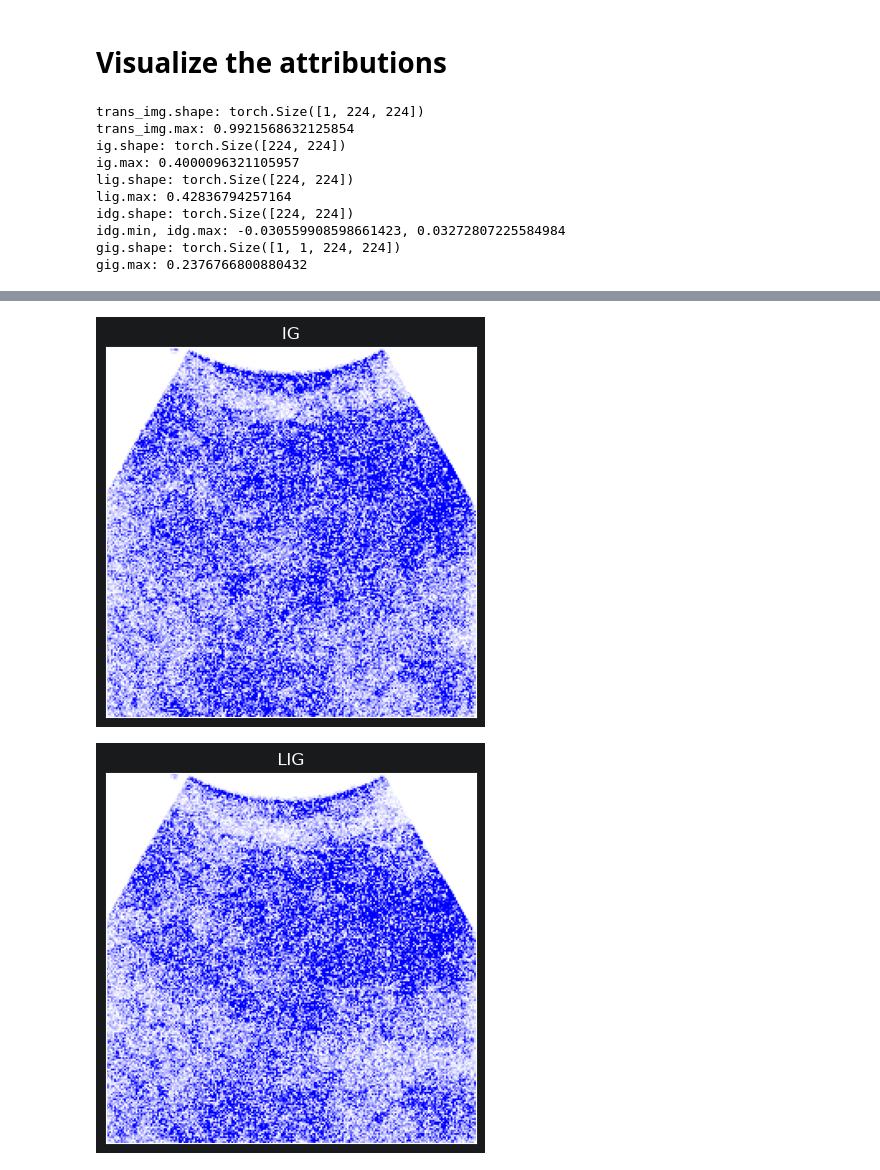
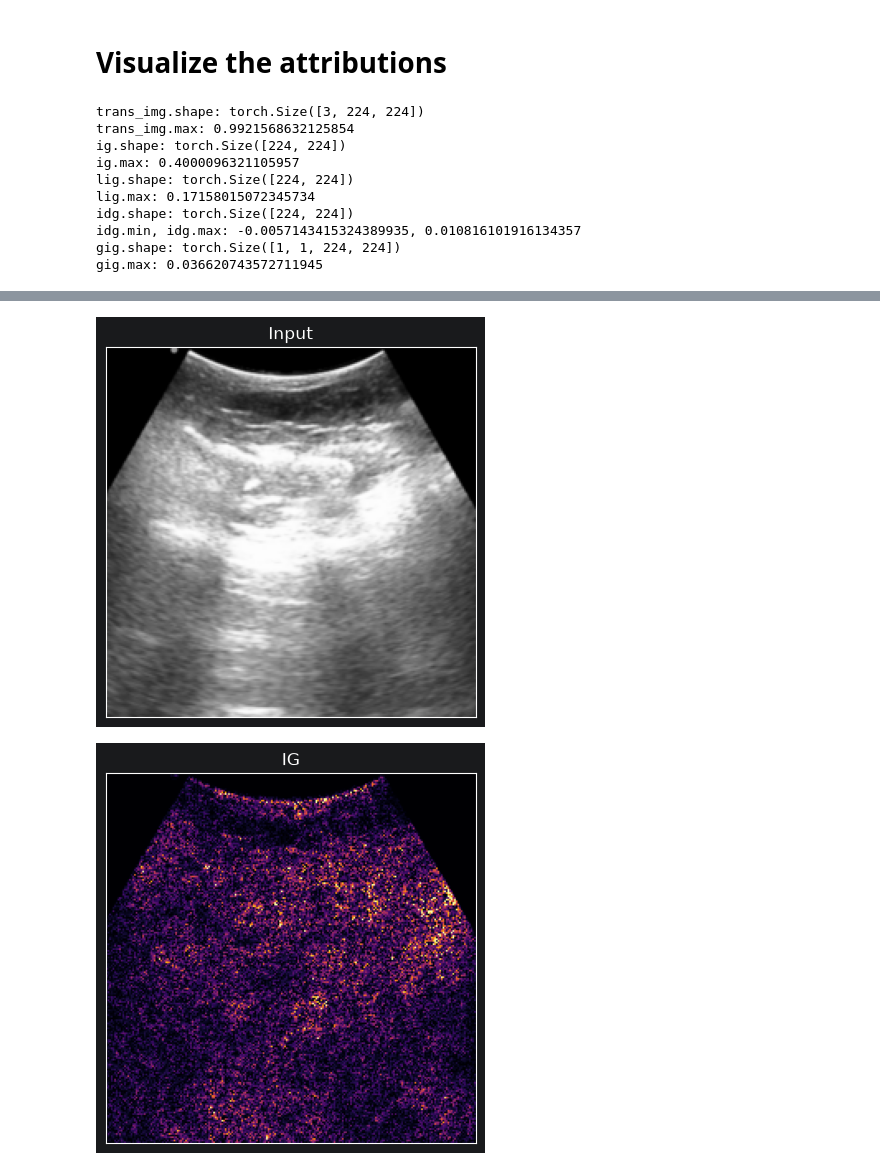
Before and after one commit to rickgladwin/Integrated-Decision-Gradients, a Jupyter notebook: IDG/example_ultrasound.ipynb, the cells around one changed output, grey strips where cells are left out. Saved outputs shown, nothing was run; the diff lists cells and outputs as text; code cells hidden in the pictures.

Commit message:
use out-of-class average baseline

```diff
--- a/IDG/example_ultrasound.ipynb
+++ b/IDG/example_ultrasound.ipynb
@@ -447,10 +444,23 @@ avg_out_of_class_image:
 call_model_args: dict[str, Any] = {'class_idx_str': target_class.item()}
 guided_ig = GIG_Builder.GuidedIG()
 
+# shape of input_img used for the gradient calculation
+# the baseline shape must match this shape
+print(f"input_img.shape: {input_img.shape}")
+
 # baseline = torch.zeros_like(input_img)
+# print(f"baseline.shape: {baseline.shape}")
+baseline_black = torch.zeros_like(input_img)
+print(f"baseline_black.shape: {baseline_black.shape}")
+
+baseline_numpy = avg_out_of_class_image.numpy()
+print(f"ultrasound baseline_numpy.shape: {baseline_numpy.shape}")
+# permute and unsqueeze to go from (H, W, C) to (N, C, H, W)
+baseline_tensor = torch.from_numpy(baseline_numpy)
+baseline_tensor = baseline_tensor.permute(2, 0, 1)
+print(f"baseline_tensor.shape: {baseline_tensor.shape}")
+baseline = baseline_tensor.unsqueeze(0)
 print(f"baseline.shape: {baseline.shape}")
-baseline = avg_out_of_class_image
-print(f"ultrasound baseline.shape: {baseline.shape}")
 
 # TODO: ** get baseline working
 
@@ -462,3 +479,13 @@ AssertionError:
+# %%
+# alpha star = 0.9, Left IG attribution
+# TODO: check that the integration approximation is as expected
+#  (trapezoidal) and that the other parameters like alpha_star, batch_size, etc. match the other repo.
+# lig = attr.IG(input_img, model, steps, batch_size, .9, 0, device, target_class)
+lig = attr.IG(input=input_img, model=model, steps=steps, batch_size=batch_size, alpha_star=.9, baseline=baseline, device=device, target_class=target_class)
+# %%
+# get integrated decision gradients attribution
+# idg = attr.IDG(input_img, model, steps, batch_size, 0, device, target_class)
+idg = attr.IDG(input=input_img, model=model, steps=steps, batch_size=batch_size, baseline=baseline, device=device, target_class=target_class)
 # %%
 if "adversarial_gradient_integration" in attribution_methods_to_include:
     epsilon = 0.05
@@ -561,11 +588,20 @@ if "adversarial_gradient_integration" in attribution_methods_to_include:
     agi_print = agi
 
 # use 0 to 100 luminosity colormap
-# default_cmap = plt.get_cmap("inferno")
+default_cmap = plt.get_cmap("inferno")
 
 
 # TODO: make a loop that creates a grid of multiple classes and IG techniques
 
+# baseline image
+fig, _ = viz.visualize_image_attr(baseline,
+                                  img_print,
+                                  method="original_image",
+                                  title="Input",
+                                  # cmap=plt.get_cmap("gray"),
+                                  plt_fig_axis = plt.subplots(1, 1))
+
+# class sample image
 # fig, _ = viz.visualize_image_attr(None,
 fig, _ = viz.visualize_image_attr(img_print,
                             img_print,
@@ -575,7 +611,7 @@ fig, _ = viz.visualize_image_attr(img_print,
                             plt_fig_axis = plt.subplots(1, 1))
 
 fig, _ = viz.visualize_image_attr(ig_print,
-                            img_print,
+                            # img_print,
                             method='heat_map',
                             title="IG",
                             cmap=default_cmap,
@@ -597,36 +633,36 @@ fig, _ = viz.visualize_image_attr(gig_print,
                             title="GIG",
                             cmap=default_cmap,
                             sign='absolute_value',
                             plt_fig_axis = plt.subplots(1, 1))
 
 if "adversarial_gradient_integration" in attribution_methods_to_include:
     fig, _ = viz.visualize_image_attr(agi_print,
                                 img_print,
                                 method='heat_map',
                                 title="AGI",
                                 cmap=default_cmap,
                                 sign='absolute_value',
                                 plt_fig_axis = plt.subplots(1, 1))
 
 
 fig, _ = viz.visualize_image_attr(idg_print,
                             img_print,
                             method='heat_map',
                             title="IDG",
                             cmap=default_cmap,
                             sign='absolute_value',
                             plt_fig_axis = plt.subplots(1, 1))
 # %% [output]
-trans_img.shape: torch.Size([1, 224, 224])
+trans_img.shape: torch.Size([3, 224, 224])
 trans_img.max: 0.9921568632125854
 ig.shape: torch.Size([224, 224])
 ig.max: 0.4000096321105957
 lig.shape: torch.Size([224, 224])
-lig.max: 0.42836794257164
+lig.max: 0.17158015072345734
 idg.shape: torch.Size([224, 224])
-idg.min, idg.max: -0.030559908598661423, 0.03272807225584984
+idg.min, idg.max: -0.0057143415324389935, 0.010816101916134357
 gig.shape: torch.Size([1, 1, 224, 224])
-gig.max: 0.2376766800880432
+gig.max: 0.036620743572711945
 [figure]
-[figure, old version]
+[figure, new version]
-[figure, old version]
+[figure, new version]
```
Also changed, not shown: parts of 10 cells of this notebook, 1 other file.
